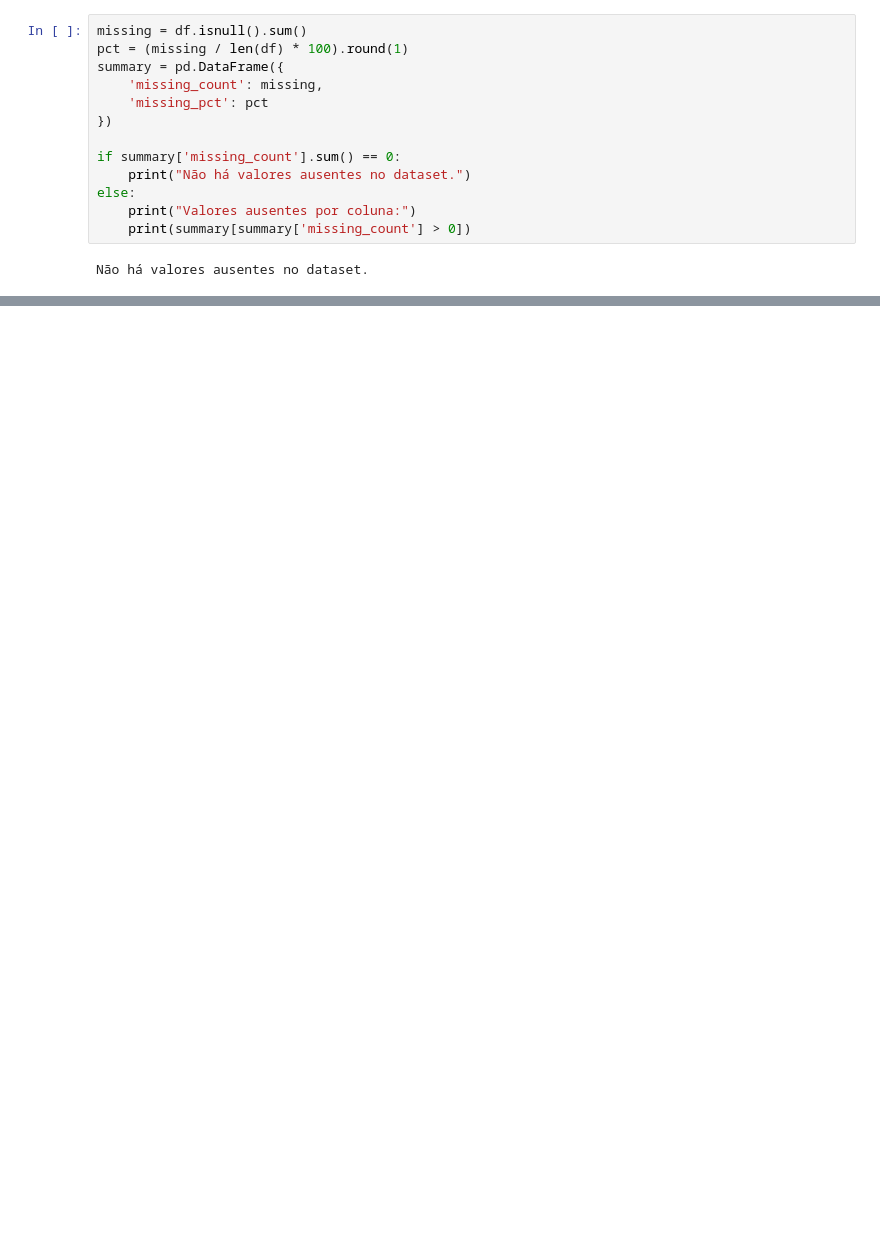
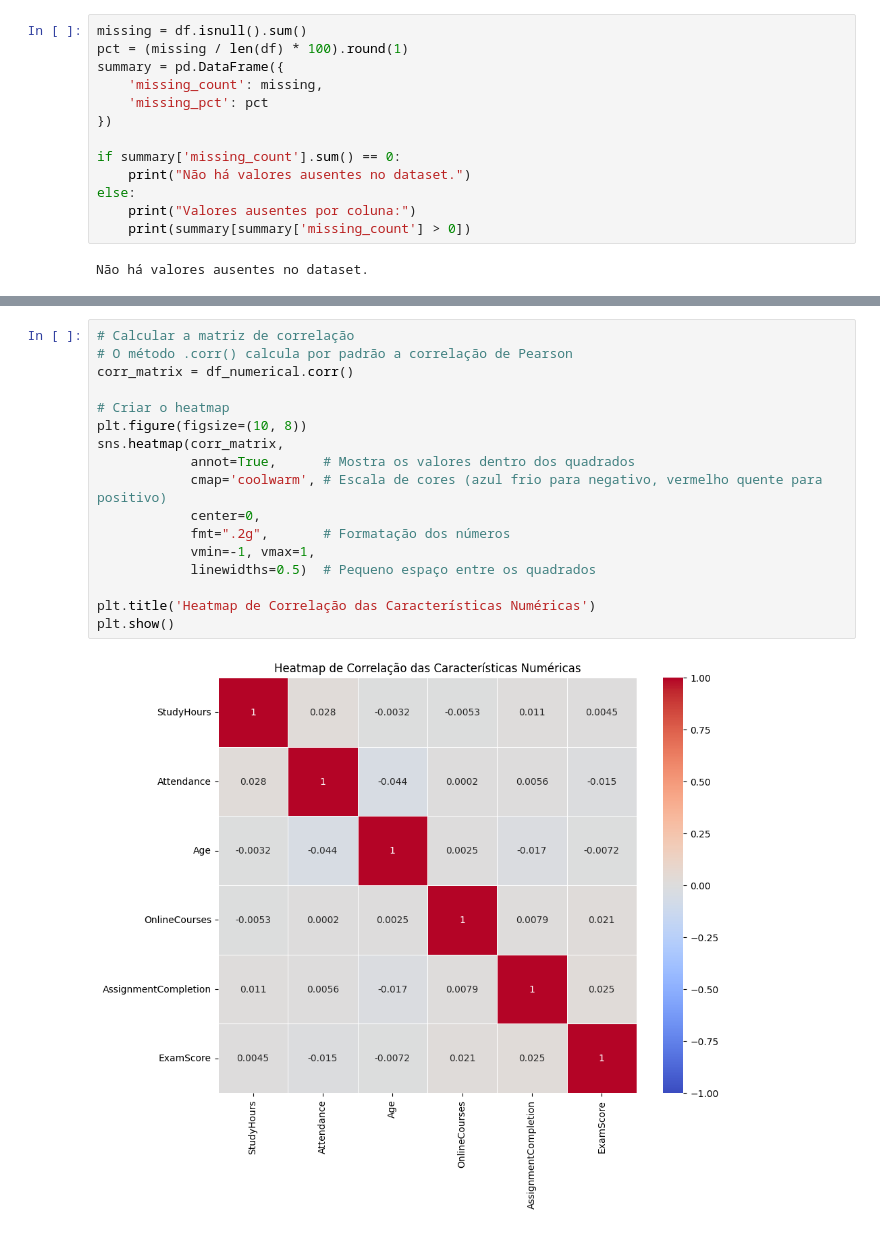
Before and after one commit to felipesabbado/2026-IPS-aai-project, a Jupyter notebook: notebooks/analysis.ipynb, the cells around one changed output, grey strips where cells are left out. Saved outputs shown, nothing was run; the diff lists cells and outputs as text; blank space fills up the shorter version.

```diff
--- a/notebooks/analysis.ipynb
+++ b/notebooks/analysis.ipynb
@@ -93,3 +171,22 @@ Número de linhas duplicadas: 1534
+# %%
+# Calcular a matriz de correlação
+# O método .corr() calcula por padrão a correlação de Pearson
+corr_matrix = df_numerical.corr()
+
+# Criar o heatmap
+plt.figure(figsize=(10, 8))
+sns.heatmap(corr_matrix,
+            annot=True,      # Mostra os valores dentro dos quadrados
+            cmap='coolwarm', # Escala de cores (azul frio para negativo, vermelho quente para positivo)
+            center=0,
+            fmt=".2g",       # Formatação dos números
+            vmin=-1, vmax=1,
+            linewidths=0.5)  # Pequeno espaço entre os quadrados
+
+plt.title('Heatmap de Correlação das Características Numéricas')
+plt.show()
+# %% [output]
+[figure, added]
 # %% [markdown]
 ### Key Features
 
```
Also changed, not shown: parts of 11 cells of this notebook.
